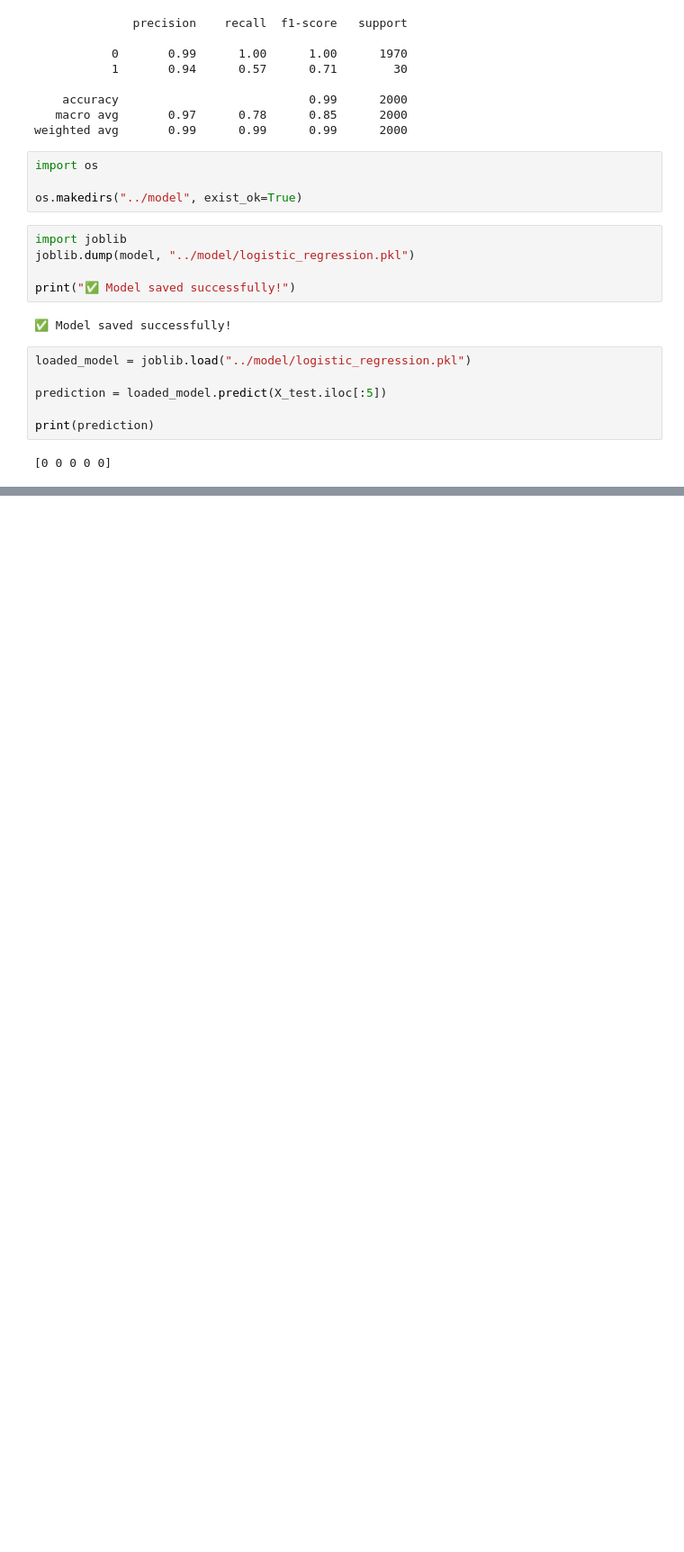
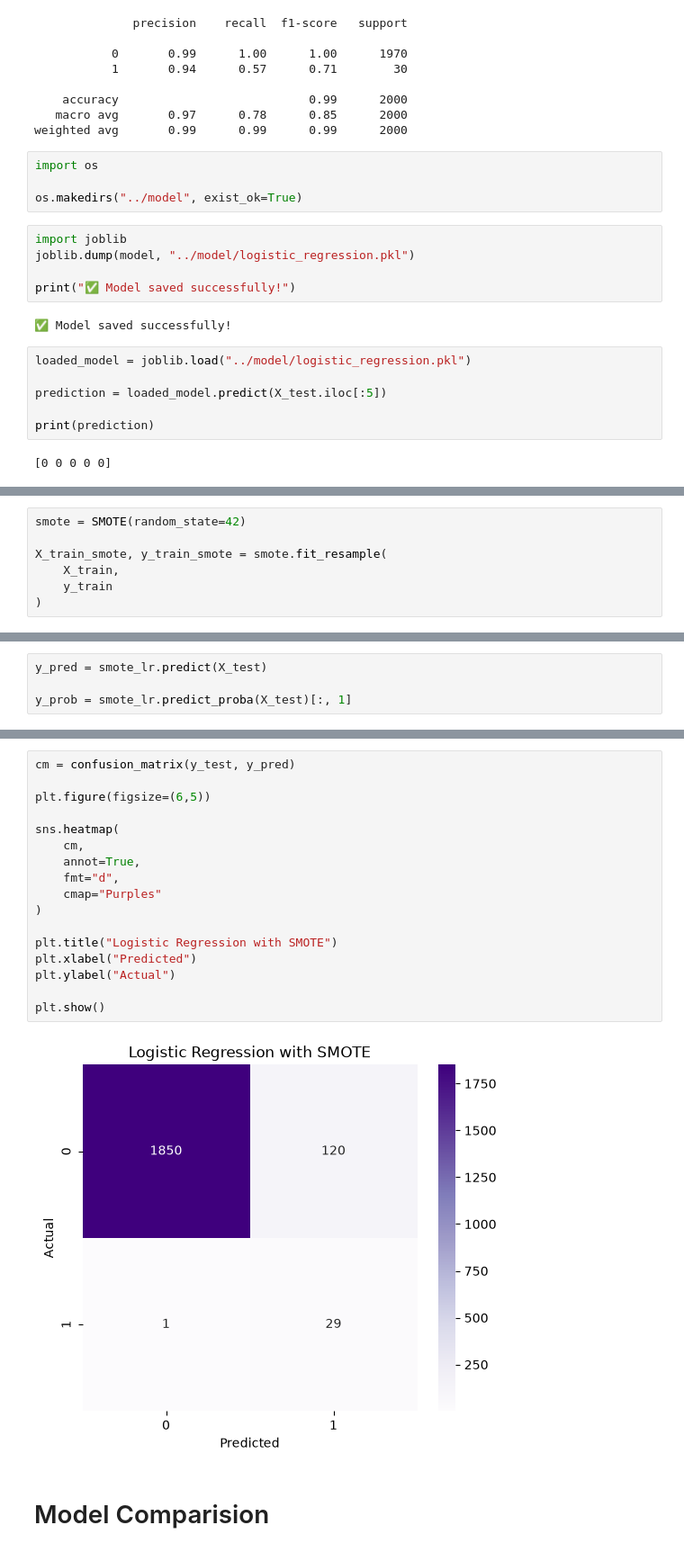
Before and after one commit to CHARVI2309/Credit-Card-Fraud-Detection, a Jupyter notebook: notebooks/fraud_detection.ipynb, the cells around one changed output, grey strips where cells are left out. Shown at 90% size. Saved outputs shown, nothing was run; the diff lists cells and outputs as text; blank space fills up the shorter version.

```diff
--- a/notebooks/fraud_detection.ipynb
+++ b/notebooks/fraud_detection.ipynb
@@ -420,0 +555,7 @@ print(prediction)
+# %%
+smote = SMOTE(random_state=42)
+
+X_train_smote, y_train_smote = smote.fit_resample(
+    X_train,
+    y_train
+)
@@ -420,0 +583,4 @@ print(prediction)
+# %%
+y_pred = smote_lr.predict(X_test)
+
+y_prob = smote_lr.predict_proba(X_test)[:, 1]
@@ -420,0 +599,21 @@ print(prediction)
+# %%
+cm = confusion_matrix(y_test, y_pred)
+
+plt.figure(figsize=(6,5))
+
+sns.heatmap(
+    cm,
+    annot=True,
+    fmt="d",
+    cmap="Purples"
+)
+
+plt.title("Logistic Regression with SMOTE")
+plt.xlabel("Predicted")
+plt.ylabel("Actual")
+
+plt.show()
+# %% [output]
+[figure, added]
+# %% [markdown]
+# Model Comparision
```
Also changed, not shown: parts of 51 cells of this notebook, 1 other file.
